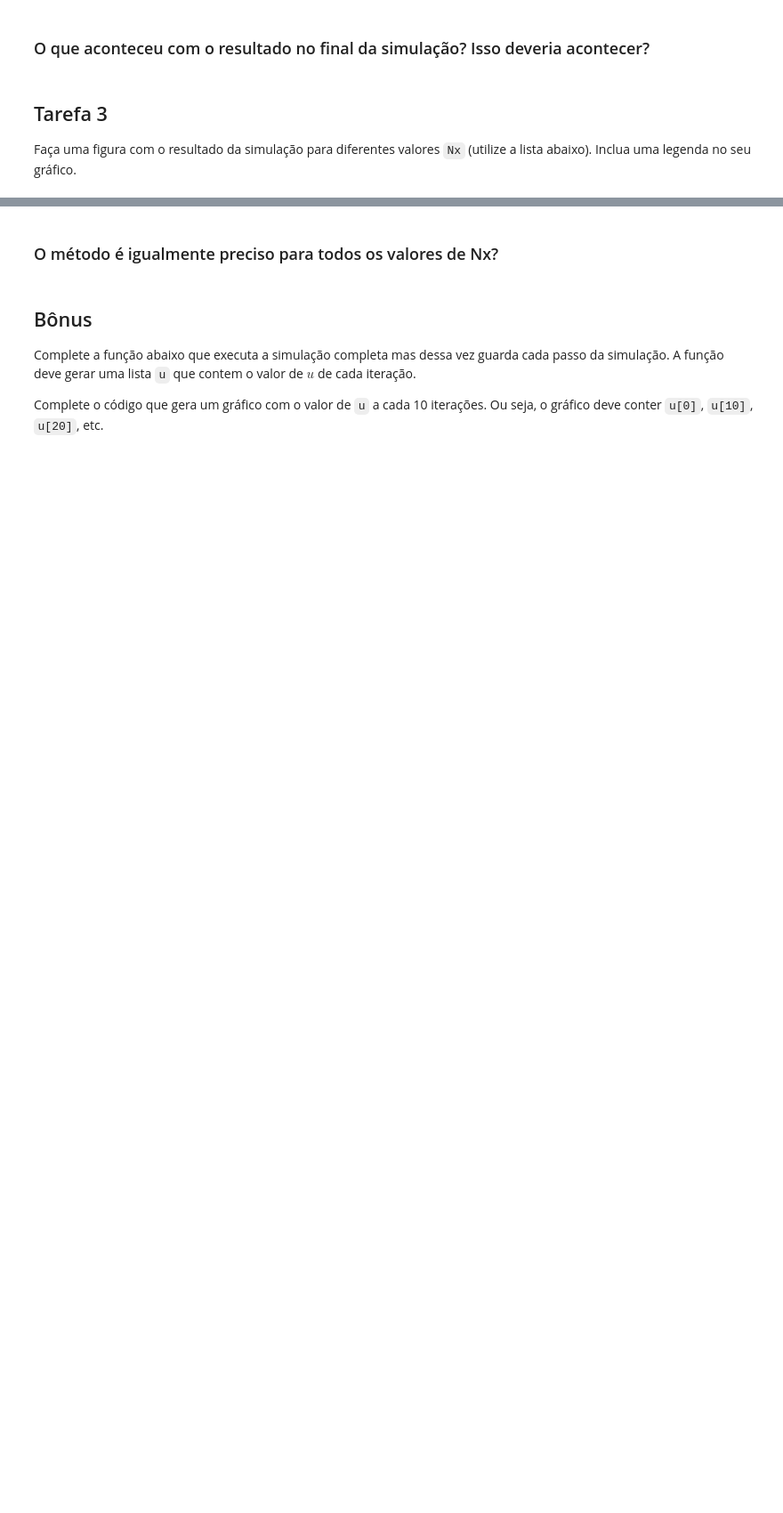
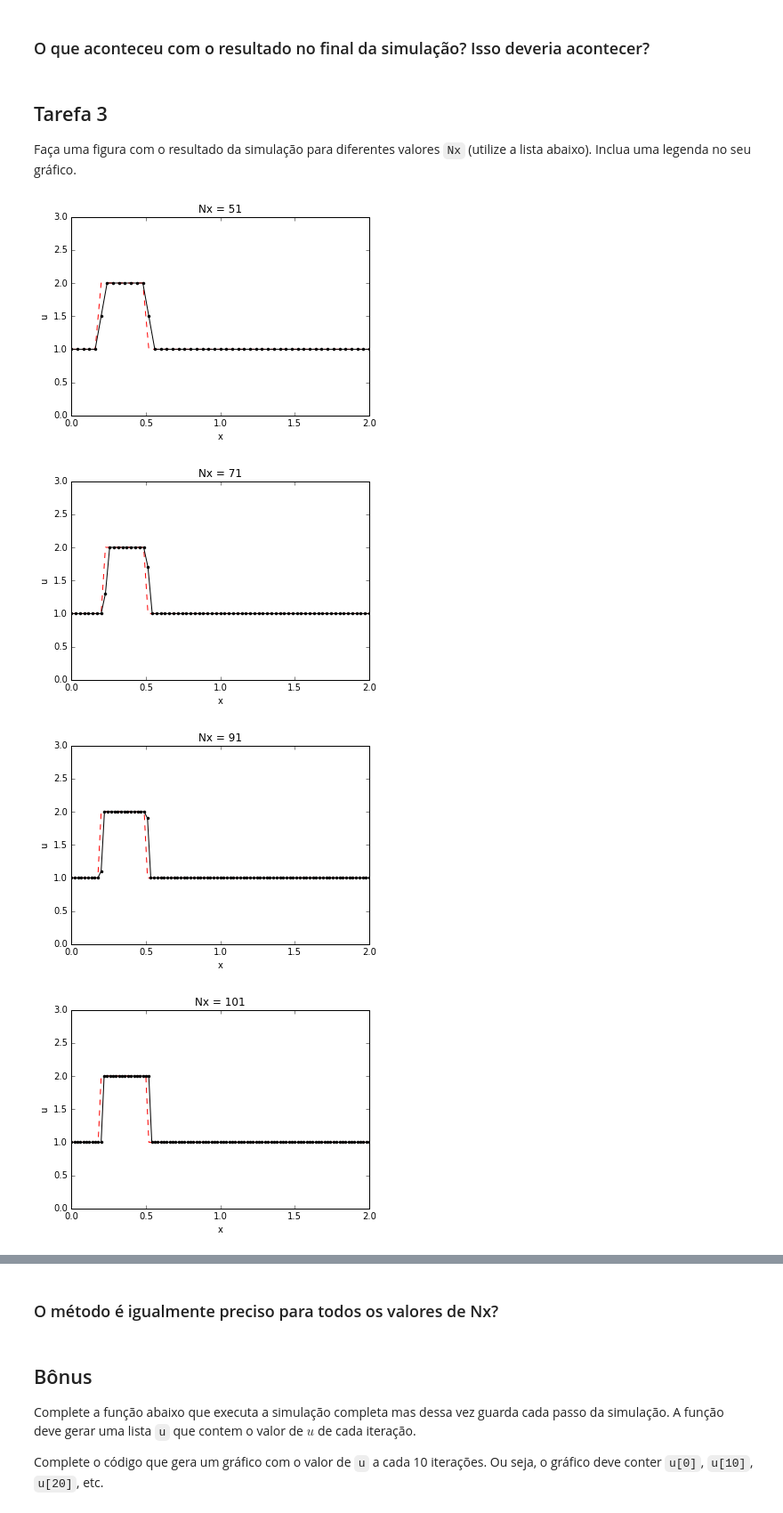
Before and after one commit to mat-esp-2016/diferencas-finitas-conveccao-gnt-9, a Jupyter notebook: df-conveccao.ipynb, the cells around one changed output, grey strips where cells are left out. Shown at 89% size. Saved outputs shown, nothing was run; the diff lists cells and outputs as text; code cells hidden in the pictures; blank space fills up the shorter version.

```diff
--- a/df-conveccao.ipynb
+++ b/df-conveccao.ipynb
@@ -146,7 +108,12 @@ def simula(tamanho, Nx, duração, Nt, velocidade):
        o resultado final da simulação (u_futuro).
     """
 
+    x, dx, dt = cria_dominios(tamanho, Nx, duração, Nt)
+
+    u0 = cria_cond_inicial(x)
+
     u_passado = u0
-    for
+
+    u_futuro = passo_no_tempo(u_passado, dx, dt, velocidade)
 
     return x, u0, u_futuro
@@ -181,0 +142,17 @@ plt.ylim(0, 3)
+# %%
+for valores in valores_de_Nx:
+
+    x, u0, u_futuro = simula(tamanho=2, Nx=valores, duração=1, Nt=51, velocidade=1)
+
+    plt.figure()
+    plt.title("Nx = " + str(valores))
+    plt.plot(x, u0, '--r')
+    plt.plot(x, u_futuro, '.-k')
+    plt.xlabel('x')
+    plt.ylabel('u')
+    plt.ylim(0, 3)
+# %% [output]
+[figure, added]
+[figure, added]
+[figure, added]
+[figure, added]
```
Also changed, not shown: parts of 10 cells of this notebook.
